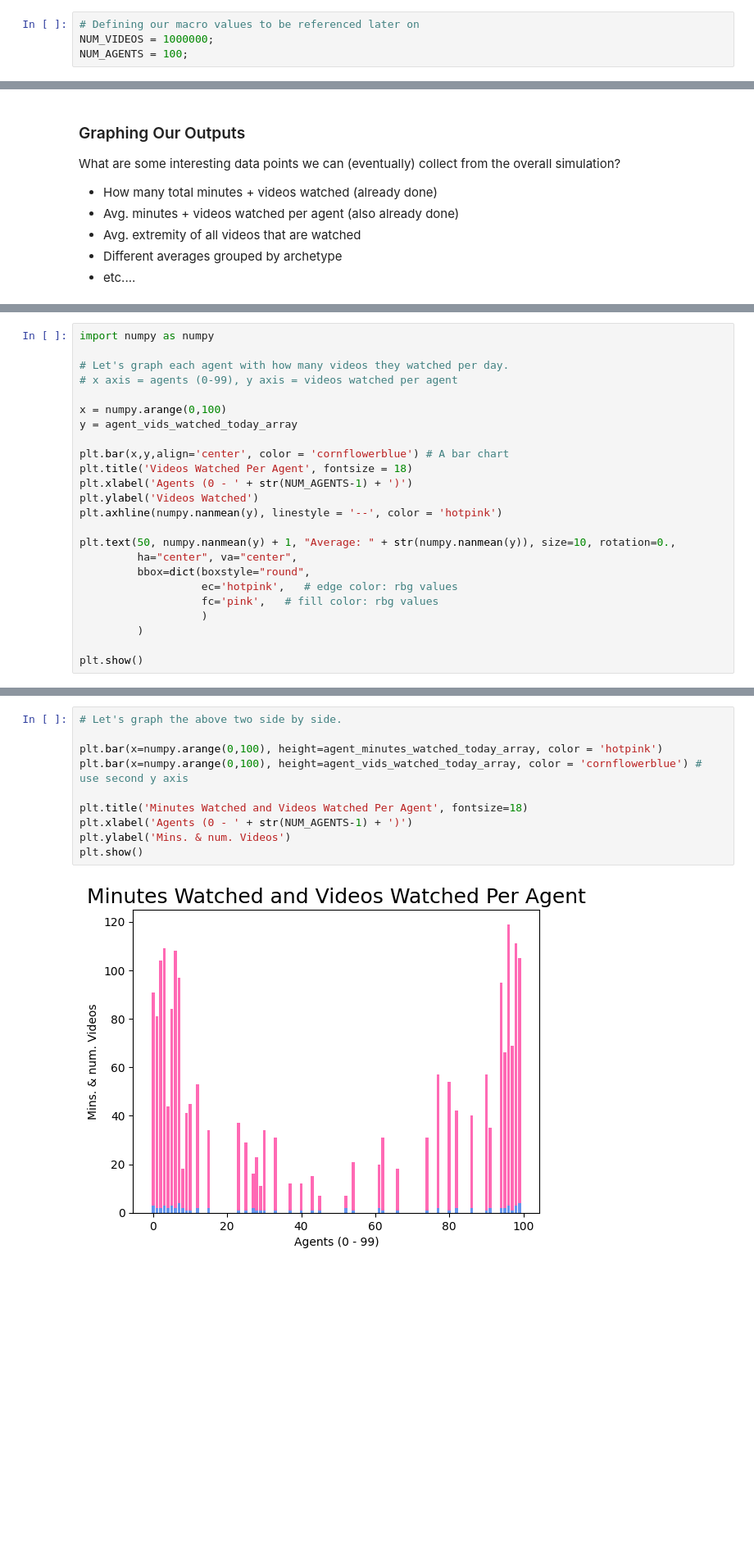
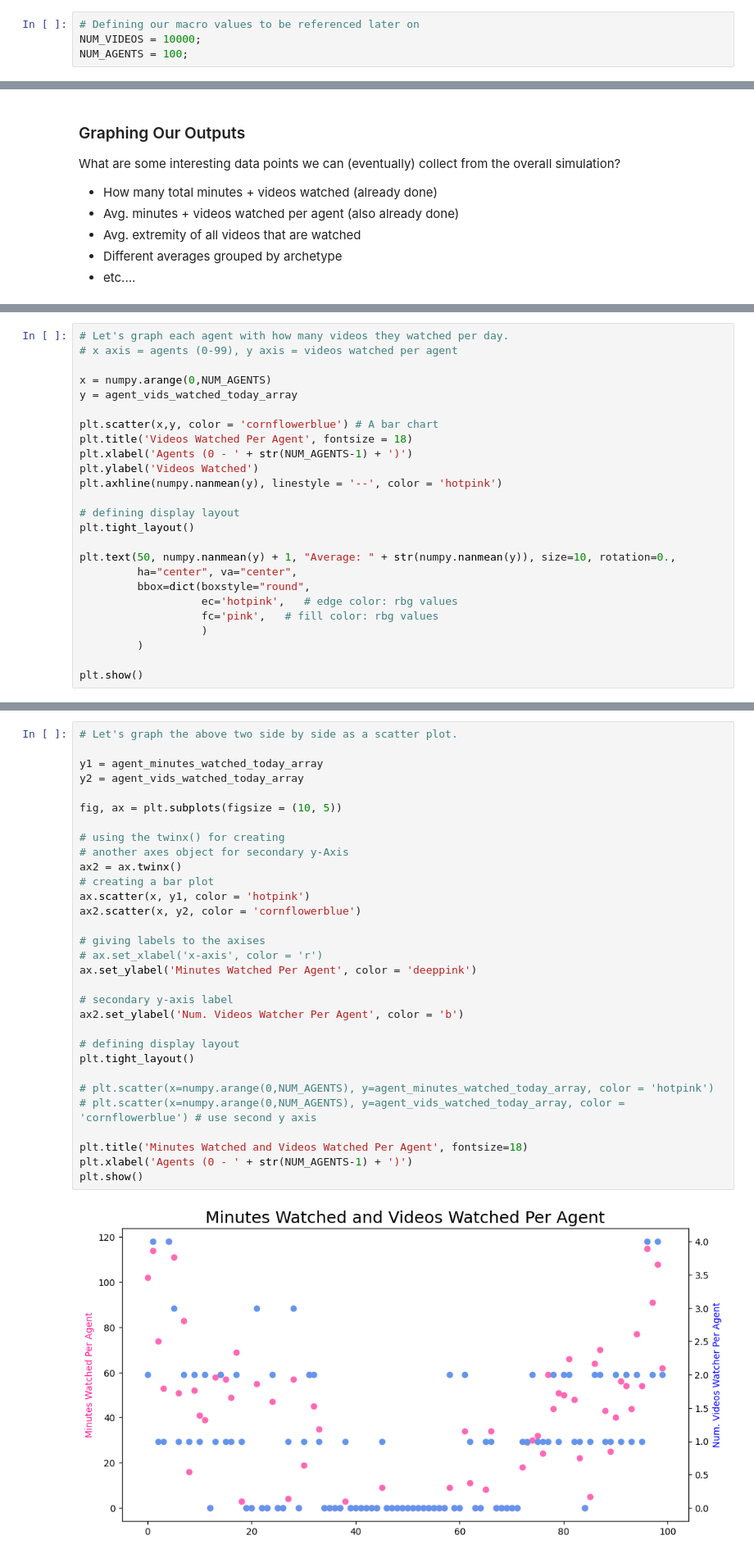
Before and after one commit to snyder-research-group/tools-of-justice, a Jupyter notebook: youtube simulation/simulation_notebook.ipynb, the cells around one changed output, grey strips where cells are left out. Shown at 82% size. Cells and saved outputs as stored; diff of their text form; blank space fills up the shorter version.

Commit message:
Added graphs, logging; num agents can now be changed

```diff
--- a/youtube simulation/simulation_notebook.ipynb
+++ b/youtube simulation/simulation_notebook.ipynb
@@ -19,7 +19,7 @@ from behavior_reference import BEHAVIOR_ARCHETYPE_PARAMETERS
 from behavior_reference import AGENT_ARCHETYPE_DISTRIBUTION
 # %%
 # Defining our macro values to be referenced later on
-NUM_VIDEOS = 1000000;
+NUM_VIDEOS = 10000;
 NUM_AGENTS = 100;
 # %% [markdown]
 ### Creation of Video Objects 🎥
@@ -471,17 +539,18 @@ plt.show()
 # %%
-import numpy as numpy
-
 # Let's graph each agent with how many videos they watched per day.
 # x axis = agents (0-99), y axis = videos watched per agent
 
-x = numpy.arange(0,100)
+x = numpy.arange(0,NUM_AGENTS)
 y = agent_vids_watched_today_array
 
-plt.bar(x,y,align='center', color = 'cornflowerblue') # A bar chart
+plt.scatter(x,y, color = 'cornflowerblue') # A bar chart
 plt.title('Videos Watched Per Agent', fontsize = 18)
 plt.xlabel('Agents (0 - ' + str(NUM_AGENTS-1) + ')')
 plt.ylabel('Videos Watched')
 plt.axhline(numpy.nanmean(y), linestyle = '--', color = 'hotpink')
+
+# defining display layout
+plt.tight_layout()
 
 plt.text(50, numpy.nanmean(y) + 1, "Average: " + str(numpy.nanmean(y)), size=10, rotation=0.,
          ha="center", va="center",
@@ -497,12 +566,33 @@ plt.show()
 # %%
-# Let's graph the above two side by side.
+# Let's graph the above two side by side as a scatter plot.
 
-plt.bar(x=numpy.arange(0,100), height=agent_minutes_watched_today_array, color = 'hotpink')
-plt.bar(x=numpy.arange(0,100), height=agent_vids_watched_today_array, color = 'cornflowerblue') # use second y axis
+y1 = agent_minutes_watched_today_array
+y2 = agent_vids_watched_today_array
+
+fig, ax = plt.subplots(figsize = (10, 5))
+
+# using the twinx() for creating
+# another axes object for secondary y-Axis
+ax2 = ax.twinx()
+# creating a bar plot
+ax.scatter(x, y1, color = 'hotpink')
+ax2.scatter(x, y2, color = 'cornflowerblue')
+
+# giving labels to the axises
+# ax.set_xlabel('x-axis', color = 'r')
+ax.set_ylabel('Minutes Watched Per Agent', color = 'deeppink')
+
+# secondary y-axis label
+ax2.set_ylabel('Num. Videos Watcher Per Agent', color = 'b')
+
+# defining display layout
+plt.tight_layout()
+
+# plt.scatter(x=numpy.arange(0,NUM_AGENTS), y=agent_minutes_watched_today_array, color = 'hotpink')
+# plt.scatter(x=numpy.arange(0,NUM_AGENTS), y=agent_vids_watched_today_array, color = 'cornflowerblue') # use second y axis
 
 plt.title('Minutes Watched and Videos Watched Per Agent', fontsize=18)
 plt.xlabel('Agents (0 - ' + str(NUM_AGENTS-1) + ')')
-plt.ylabel('Mins. & num. Videos')
 plt.show()
 # %% [output]
-[figure, old version]
+[figure, new version]
```
Also changed, not shown: parts of 12 cells of this notebook.
